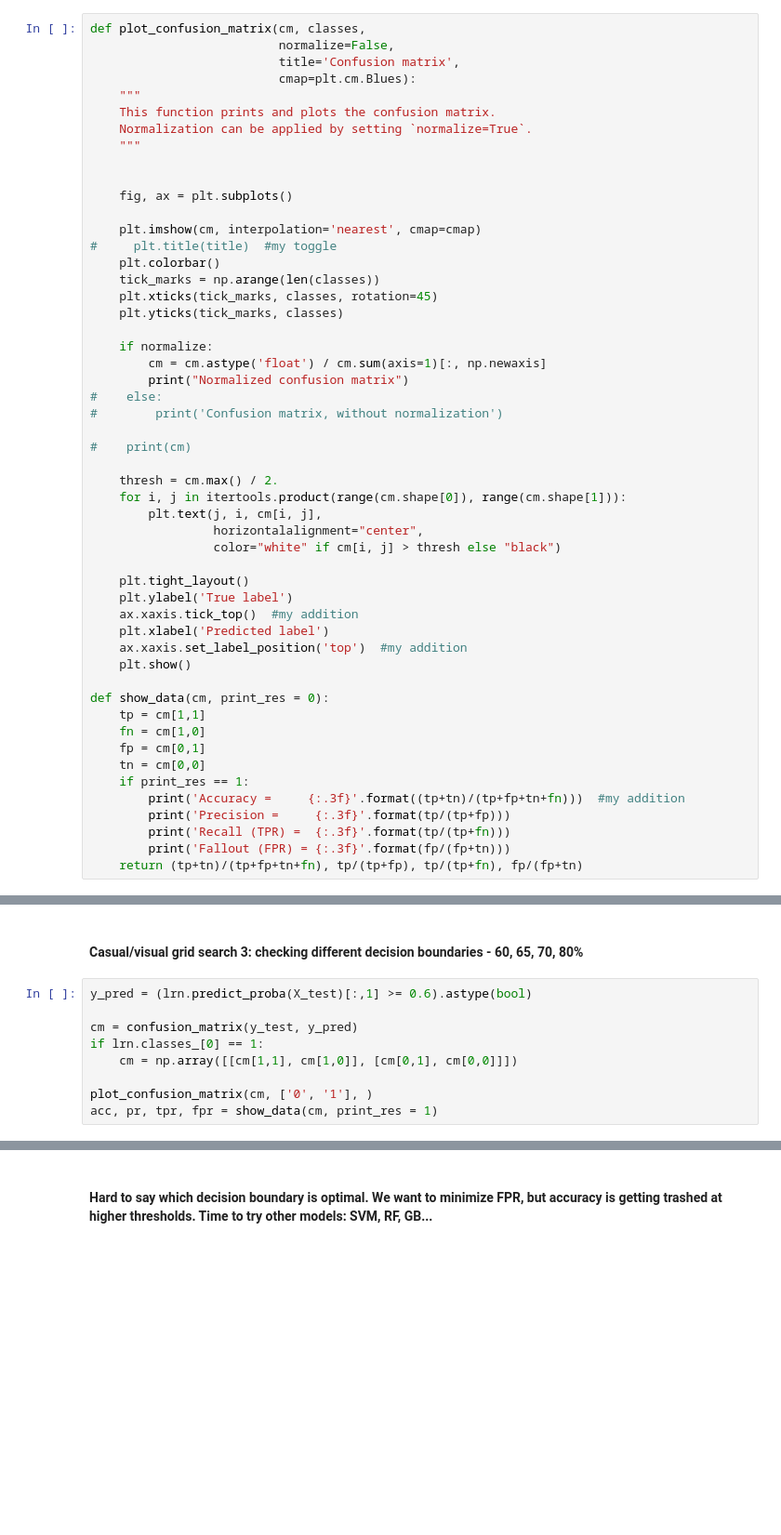
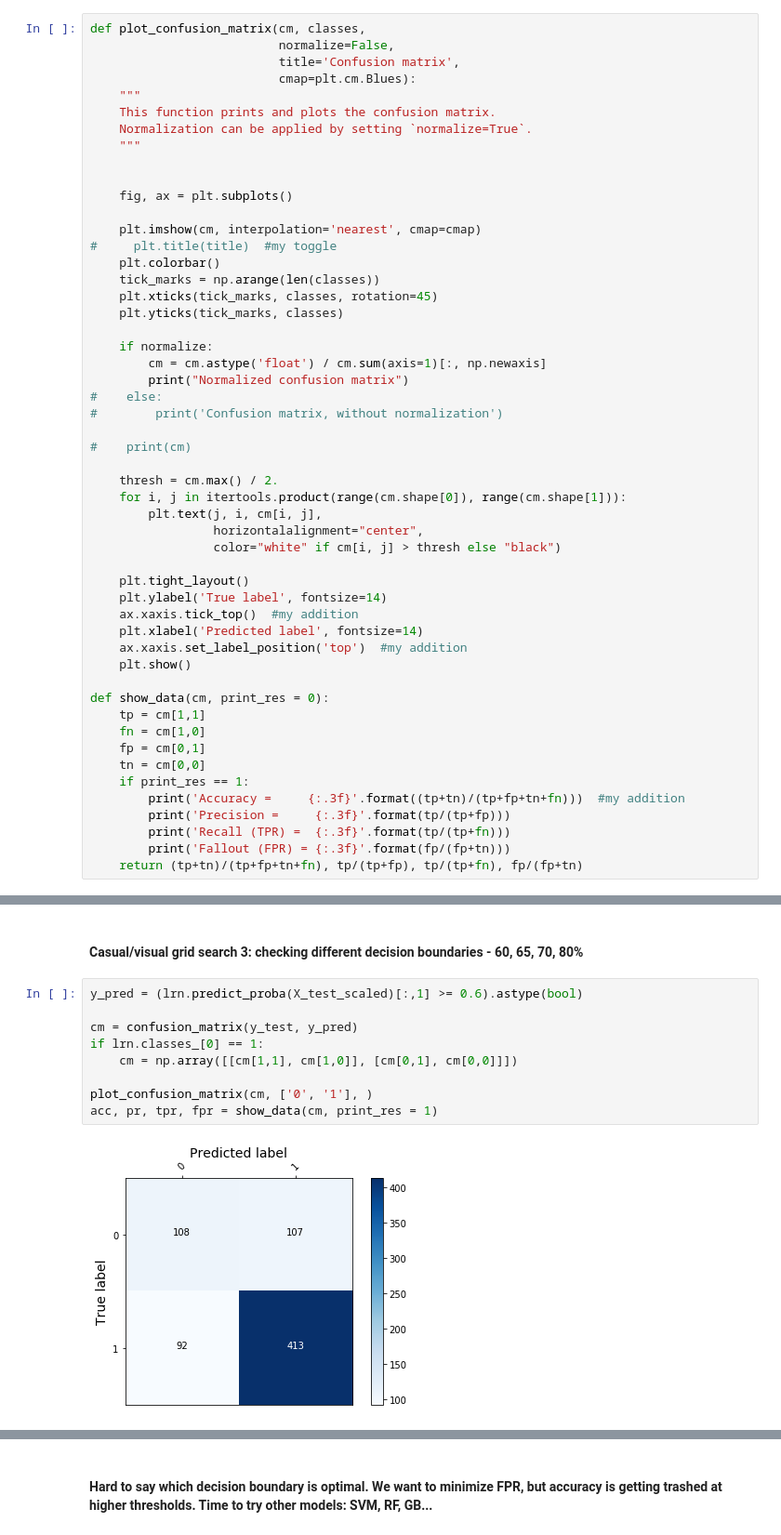
Before and after one commit to ryanlrappa/film-profit-prediction, a Jupyter notebook: jupyter_notebooks/6_modeling.ipynb, the cells around one changed output, grey strips where cells are left out. Shown at 93% size. Saved outputs shown, nothing was run; the diff lists cells and outputs as text; blank space fills up the shorter version.

```diff
--- a/jupyter_notebooks/6_modeling.ipynb
+++ b/jupyter_notebooks/6_modeling.ipynb
@@ -132,9 +142,9 @@ def plot_confusion_matrix(cm, classes,
                  color="white" if cm[i, j] > thresh else "black")
 
     plt.tight_layout()
-    plt.ylabel('True label')
+    plt.ylabel('True label', fontsize=14)
     ax.xaxis.tick_top()  #my addition
-    plt.xlabel('Predicted label')
+    plt.xlabel('Predicted label', fontsize=14)
     ax.xaxis.set_label_position('top')  #my addition
     plt.show()
 
@@ -257,11 +279,13 @@ plot_roc(X,y, [0.001, 0.01, 0.1, 1, 10], 'C', 1)
 # %% [markdown]
 #### Casual/visual grid search 3: checking different decision boundaries - 60, 65, 70, 80%
 # %%
-y_pred = (lrn.predict_proba(X_test)[:,1] >= 0.6).astype(bool)
+y_pred = (lrn.predict_proba(X_test_scaled)[:,1] >= 0.6).astype(bool)
 
 cm = confusion_matrix(y_test, y_pred)
 if lrn.classes_[0] == 1:
     cm = np.array([[cm[1,1], cm[1,0]], [cm[0,1], cm[0,0]]])
 
 plot_confusion_matrix(cm, ['0', '1'], )
 acc, pr, tpr, fpr = show_data(cm, print_res = 1)
+# %% [output]
+[figure, added]
```
Also changed, not shown: parts of 22 cells of this notebook.
